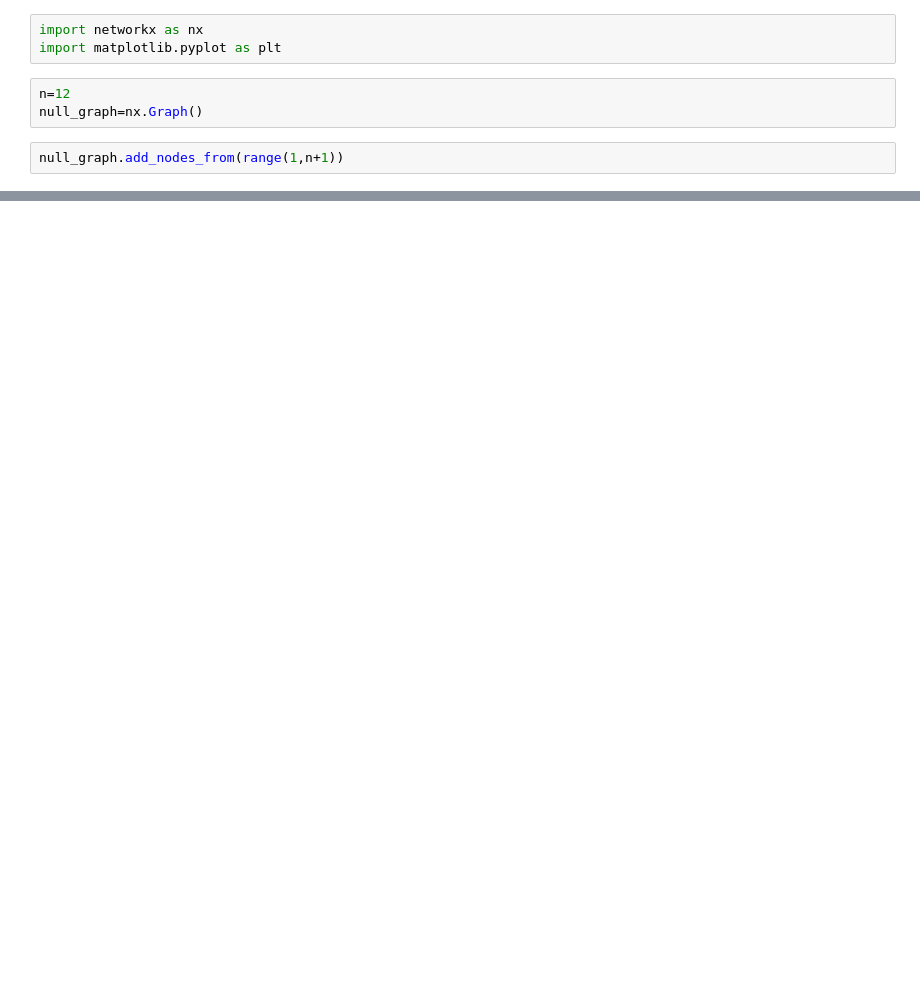
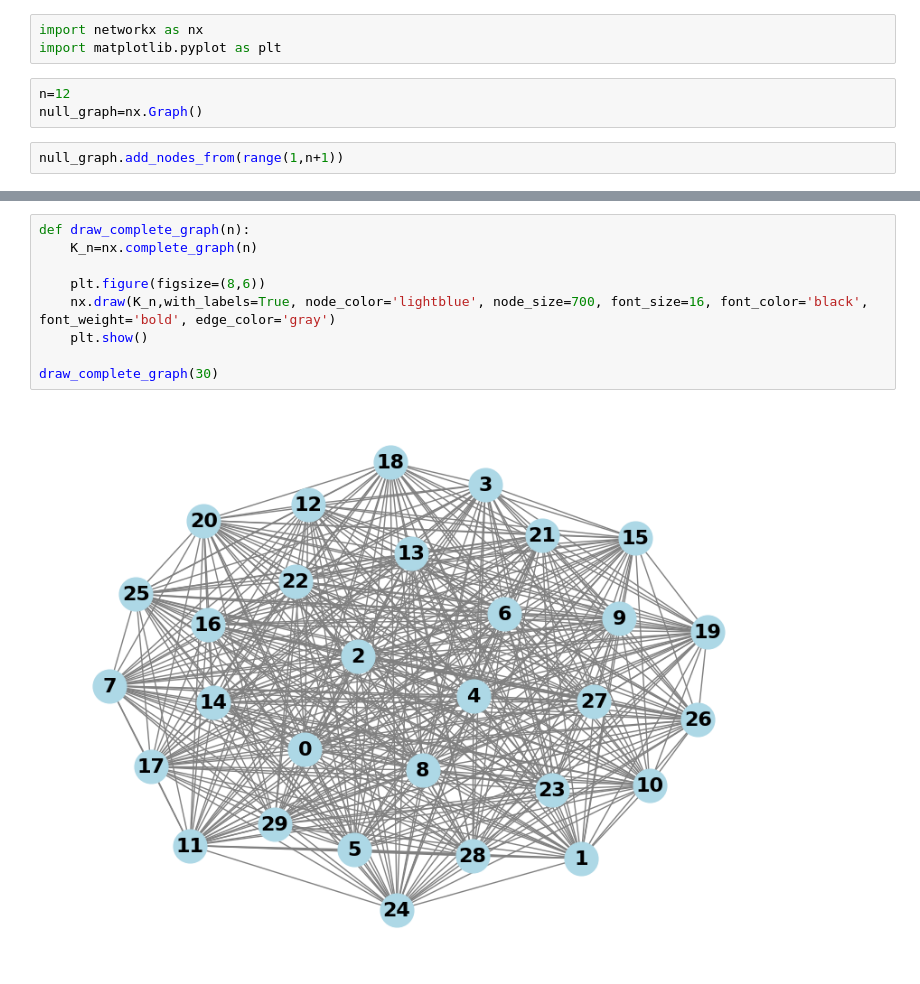
Before and after one commit to Shreyasvispute14/Col-code-stuff, a Jupyter notebook: Python-lang/Revision/Slip1.ipynb, the cells around one changed output, grey strips where cells are left out. Cells and saved outputs as stored; diff of their text form; blank space fills up the shorter version.

```diff
--- a/Python-lang/Revision/Slip1.ipynb
+++ b/Python-lang/Revision/Slip1.ipynb
@@ -55,0 +109,11 @@ print(f"Number of edges: {null_graph.number_of_edges()}")
+# %%
+def draw_complete_graph(n):
+    K_n=nx.complete_graph(n)
+
+    plt.figure(figsize=(8,6))
+    nx.draw(K_n,with_labels=True, node_color='lightblue', node_size=700, font_size=16, font_color='black', font_weight='bold', edge_color='gray')
+    plt.show()
+
+draw_complete_graph(30)
+# %% [output]
+[figure, added]
```
Also changed, not shown: parts of 21 cells of this notebook, 1 other file.
